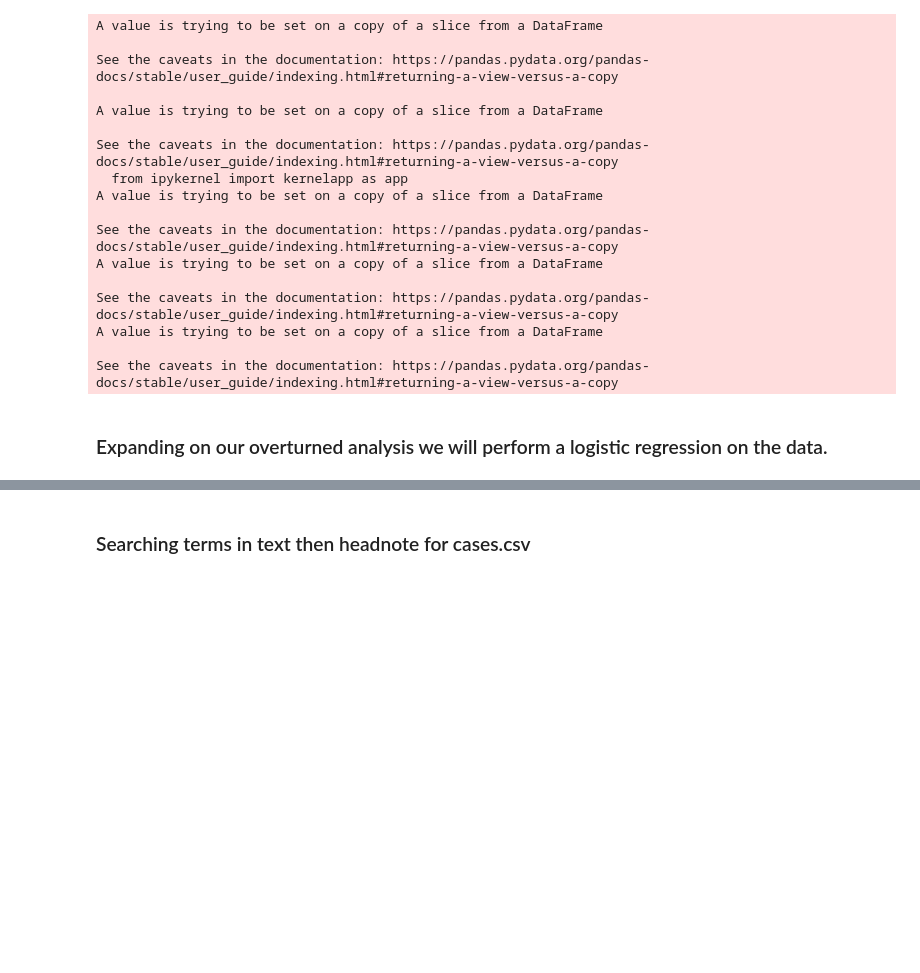
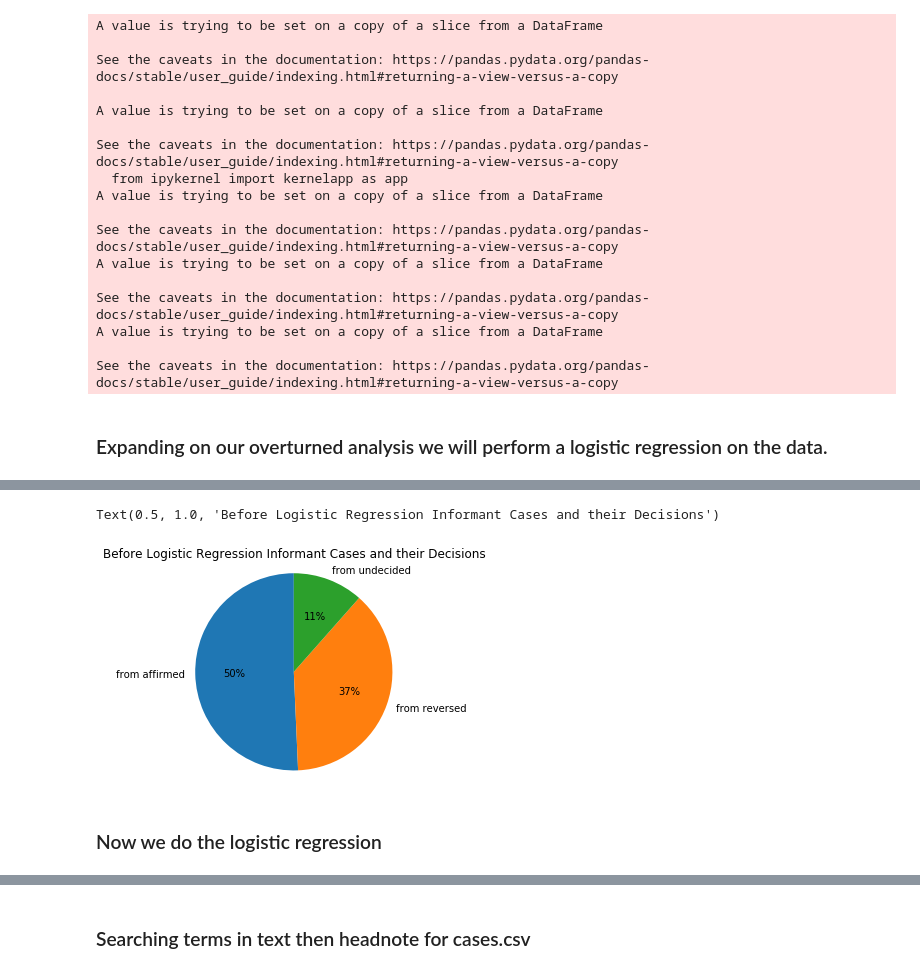
Before and after one commit to BU-Spark/CS506-Spring2020-Projects, a Jupyter notebook: Dolfi Ruiz Kuckes - Informants/scripts/terms_in_cases.ipynb, the cells around one changed output, grey strips where cells are left out. Cells and saved outputs as stored; diff of their text form; code cells hidden in the pictures; blank space fills up the shorter version.

```diff
--- a/Dolfi Ruiz Kuckes - Informants/scripts/terms_in_cases.ipynb
+++ b/Dolfi Ruiz Kuckes - Informants/scripts/terms_in_cases.ipynb
@@ -408,3 +427,13 @@ See the caveats in the documentation: https://pandas.pydata.org/pandas-docs/stab
+# %%
+# now for only informant cases, what are their decisions
+plt.pie([len(affirm_inform),len(reverse_inform),len(undec_inform)],labels=["from affirmed","from reversed","from undecided"],startangle=90,autopct="%1.0i%%")
+plt.axis('equal')
+plt.title("Before Logistic Regression Informant Cases and their Decisions")
+# %% [output]
+Text(0.5, 1.0, 'Before Logistic Regression Informant Cases and their Decisions')
+[figure, added]
+# %% [markdown]
+### Now we do the logistic regression
 # %%
 # Perform Logistic Regression
 logreg = LogisticRegression(verbose=1,solver="sag", n_jobs=4).fit(pd_matrix,list(all_cases["decision"]))
```
Also changed, not shown: parts of 22 cells of this notebook.
